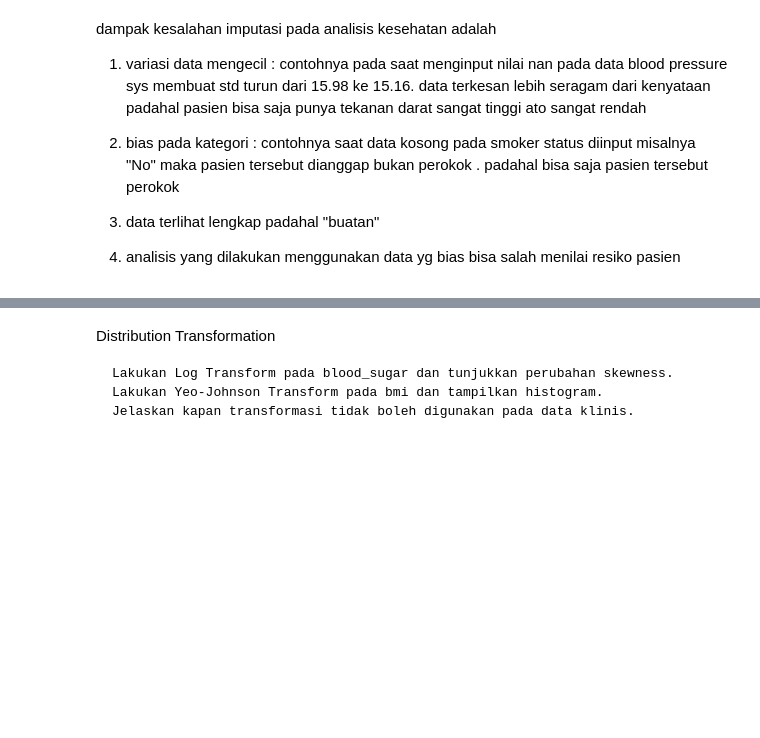
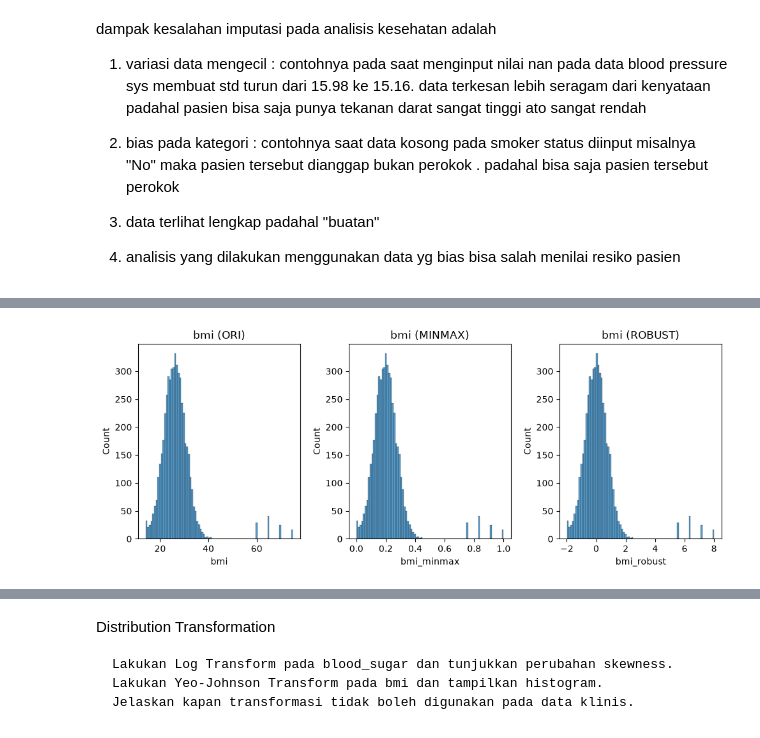
Before and after one commit to ekakharism/pandas_data_cleaning, a Jupyter notebook: pandas_part.ipynb, the cells around one changed output, grey strips where cells are left out. Saved outputs shown, nothing was run; the diff lists cells and outputs as text; code cells hidden in the pictures; blank space fills up the shorter version.

```diff
--- a/pandas_part.ipynb
+++ b/pandas_part.ipynb
@@ -231,0 +331,11 @@ Scaling & Normalization
+# %%
+fig, axes = plt.subplots(1,3,figsize=(10,4))
+
+sns.histplot(df['bmi'], ax = axes[0]).set_title('bmi (ORI)')
+sns.histplot(df['bmi_minmax'], ax = axes[1]).set_title('bmi (MINMAX)')
+sns.histplot(df['bmi_robust'], ax = axes[2]).set_title('bmi (ROBUST)')
+
+plt.tight_layout()
+plt.show()
+# %% [output]
+[figure, added]
```
Also changed, not shown: parts of 15 cells of this notebook.
